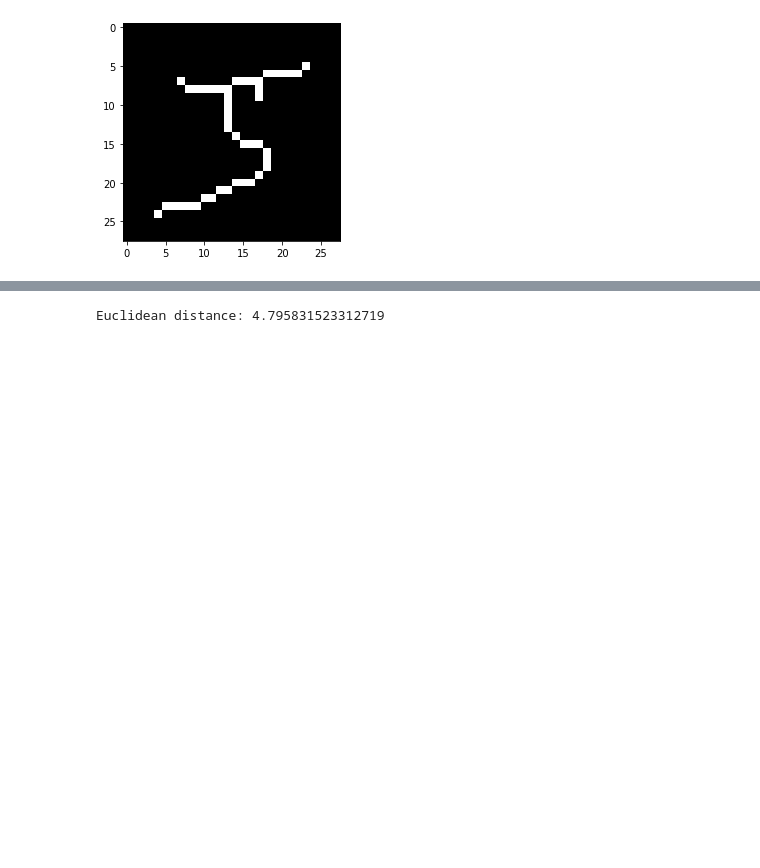
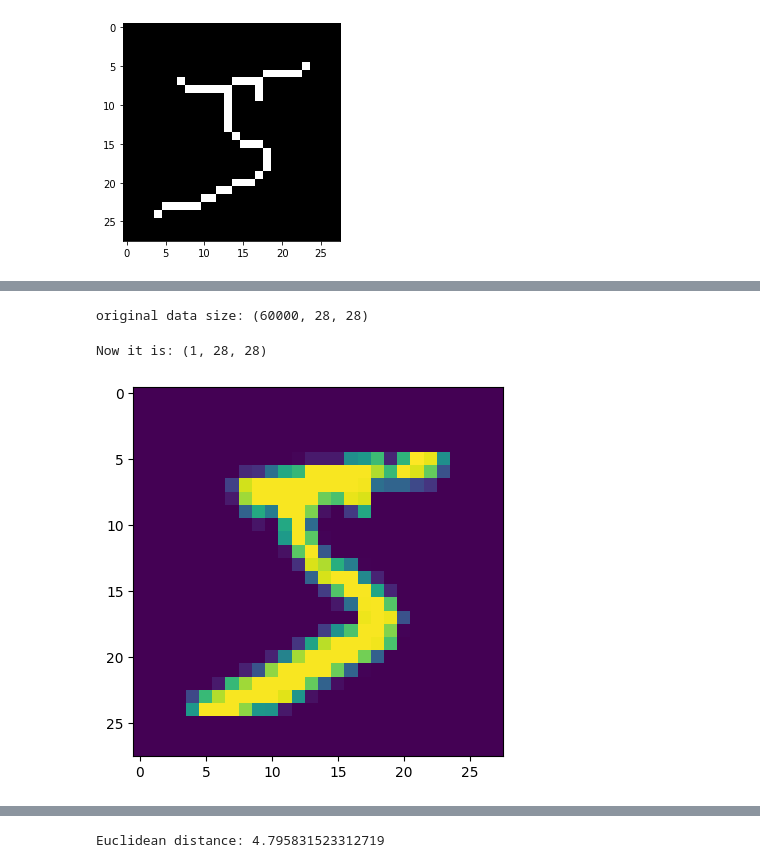
Before and after one commit to Meenu-Madhavan-M/Assignment1_python, a Jupyter notebook: DTTE_Colab_Tutorial_2_DataFeatures&Augmentation.ipynb, the cells around one changed output, grey strips where cells are left out. Drawn from its saved outputs; the diff is of its cells as text; code cells hidden in the pictures; blank space fills up the shorter version.

```diff
--- a/DTTE_Colab_Tutorial_2_DataFeatures&Augmentation.ipynb
+++ b/DTTE_Colab_Tutorial_2_DataFeatures&Augmentation.ipynb
@@ -948,0 +823,26 @@ Downloading data from https://storage.googleapis.com/tensorflow/tf-keras-dataset
+# %%
+from keras.datasets import mnist
+import numpy as np
+from sklearn.utils.extmath import cartesian
+from skimage.transform import rotate, AffineTransform, warp
+import math
+import matplotlib.pyplot as plt
+(train_X, train_y), (test_X, test_y) = mnist.load_data()
+train_X = train_X/6000
+test_X = test_X/6000
+
+print("original data size:",train_X.shape)
+# %% [output]
+original data size: (60000, 28, 28)
+# %%
+train_X = train_X[::1200,:,:].copy() # subsample. Otherwise it will take too long!
+train_y = train_y[::1200].copy() # do the same to the labels
+
+print("Now it is:", train_X.shape)
+# %% [output]
+Now it is: (1, 28, 28)
+# %%
+plt.imshow(train_X[0])
+plt.show()
+# %% [output]
+[figure, added]
```
Also changed, not shown: parts of 20 cells of this notebook.
